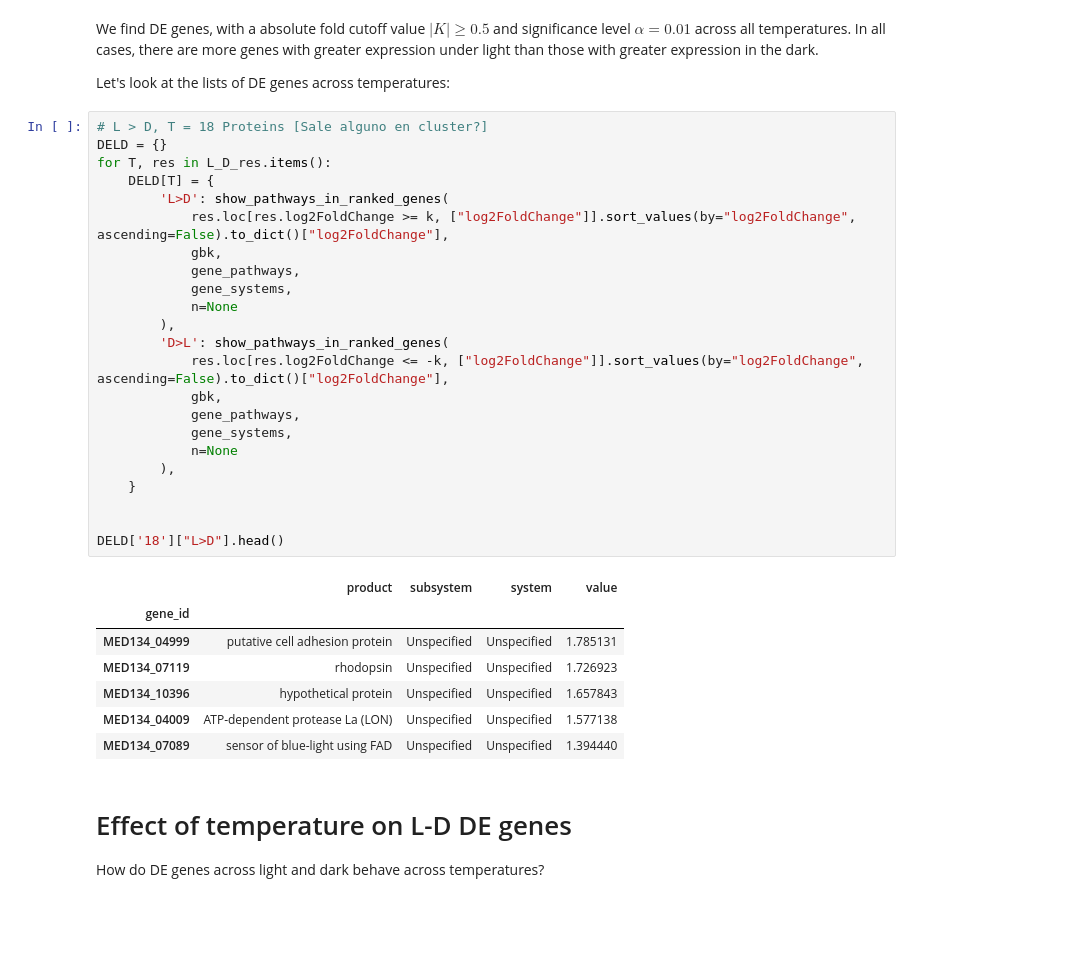
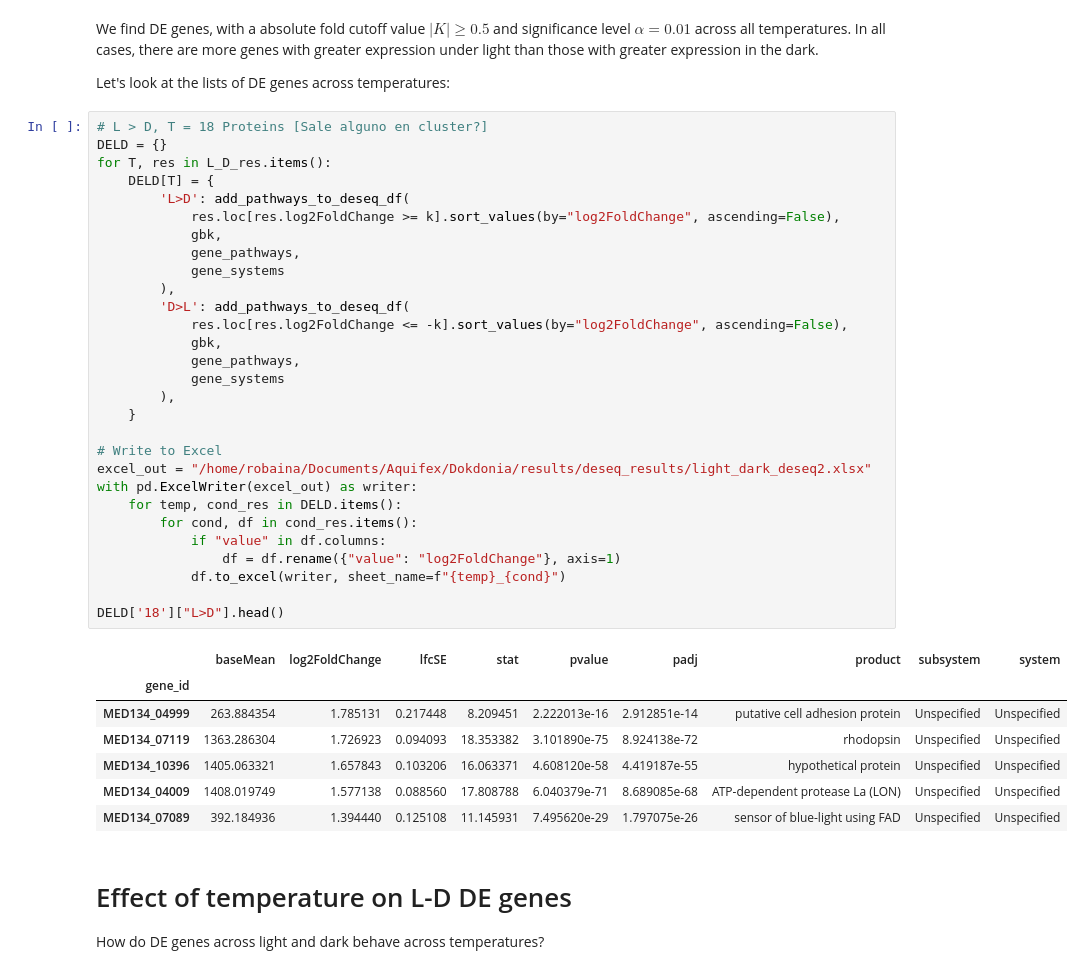
Before and after one commit to Robaina/Dokdonia, a Jupyter notebook: dokdonia.ipynb, the cells around one changed output. Saved outputs shown, nothing was run; the diff lists cells and outputs as text; blank space fills up the shorter version.

Commit message:
added results

```diff
--- a/dokdonia.ipynb
+++ b/dokdonia.ipynb
@@ -80,34 +80,40 @@ Let's look at the lists of DE genes across  temperatures:
 # %%
 # L > D, T = 18 Proteins [Sale alguno en cluster?]
 DELD = {}
 for T, res in L_D_res.items():
     DELD[T] = {
-        'L>D': show_pathways_in_ranked_genes(
-            res.loc[res.log2FoldChange >= k, ["log2FoldChange"]].sort_values(by="log2FoldChange", ascending=False).to_dict()["log2FoldChange"],
+        'L>D': add_pathways_to_deseq_df(
+            res.loc[res.log2FoldChange >= k].sort_values(by="log2FoldChange", ascending=False),
             gbk,
             gene_pathways,
-            gene_systems,
-            n=None
+            gene_systems
         ),
-        'D>L': show_pathways_in_ranked_genes(
-            res.loc[res.log2FoldChange <= -k, ["log2FoldChange"]].sort_values(by="log2FoldChange", ascending=False).to_dict()["log2FoldChange"],
+        'D>L': add_pathways_to_deseq_df(
+            res.loc[res.log2FoldChange <= -k].sort_values(by="log2FoldChange", ascending=False),
             gbk,
             gene_pathways,
-            gene_systems,
-            n=None
+            gene_systems
         ),
     }
 
+# Write to Excel
+excel_out = "/home/robaina/Documents/Aquifex/Dokdonia/results/deseq_results/light_dark_deseq2.xlsx"
+with pd.ExcelWriter(excel_out) as writer:
+    for temp, cond_res in DELD.items():
+        for cond, df in cond_res.items():
+            if "value" in df.columns:
+                df = df.rename({"value": "log2FoldChange"}, axis=1)
+            df.to_excel(writer, sheet_name=f"{temp}_{cond}")
 
 DELD['18']["L>D"].head()
 # %% [output]
-|  | product | subsystem | system | value |
-| gene_id |  |  |  |  |
-| MED134_04999 | putative cell adhesion protein | Unspecified | Unspecified | 1.785131 |
-| MED134_07119 | rhodopsin | Unspecified | Unspecified | 1.726923 |
-| MED134_10396 | hypothetical protein | Unspecified | Unspecified | 1.657843 |
-| MED134_04009 | ATP-dependent protease La (LON) | Unspecified | Unspecified | 1.577138 |
-| MED134_07089 | sensor of blue-light using FAD | Unspecified | Unspecified | 1.394440 |
+|  | baseMean | log2FoldChange | lfcSE | stat | pvalue | padj | product | subsystem | system |
+| gene_id |  |  |  |  |  |  |  |  |  |
+| MED134_04999 | 263.884354 | 1.785131 | 0.217448 | 8.209451 | 2.222013e-16 | 2.912851e-14 | putative cell adhesion protein | Unspecified | Unspecified |
+| MED134_07119 | 1363.286304 | 1.726923 | 0.094093 | 18.353382 | 3.101890e-75 | 8.924138e-72 | rhodopsin | Unspecified | Unspecified |
+| MED134_10396 | 1405.063321 | 1.657843 | 0.103206 | 16.063371 | 4.608120e-58 | 4.419187e-55 | hypothetical protein | Unspecified | Unspecified |
+| MED134_04009 | 1408.019749 | 1.577138 | 0.088560 | 17.808788 | 6.040379e-71 | 8.689085e-68 | ATP-dependent protease La (LON) | Unspecified | Unspecified |
+| MED134_07089 | 392.184936 | 1.394440 | 0.125108 | 11.145931 | 7.495620e-29 | 1.797075e-26 | sensor of blue-light using FAD | Unspecified | Unspecified |
 # %% [markdown]
 # Effect of temperature on L-D DE genes
 How do DE genes across light and dark behave across temperatures?
```
Also changed, not shown: parts of 10 cells of this notebook, 6 other files.
